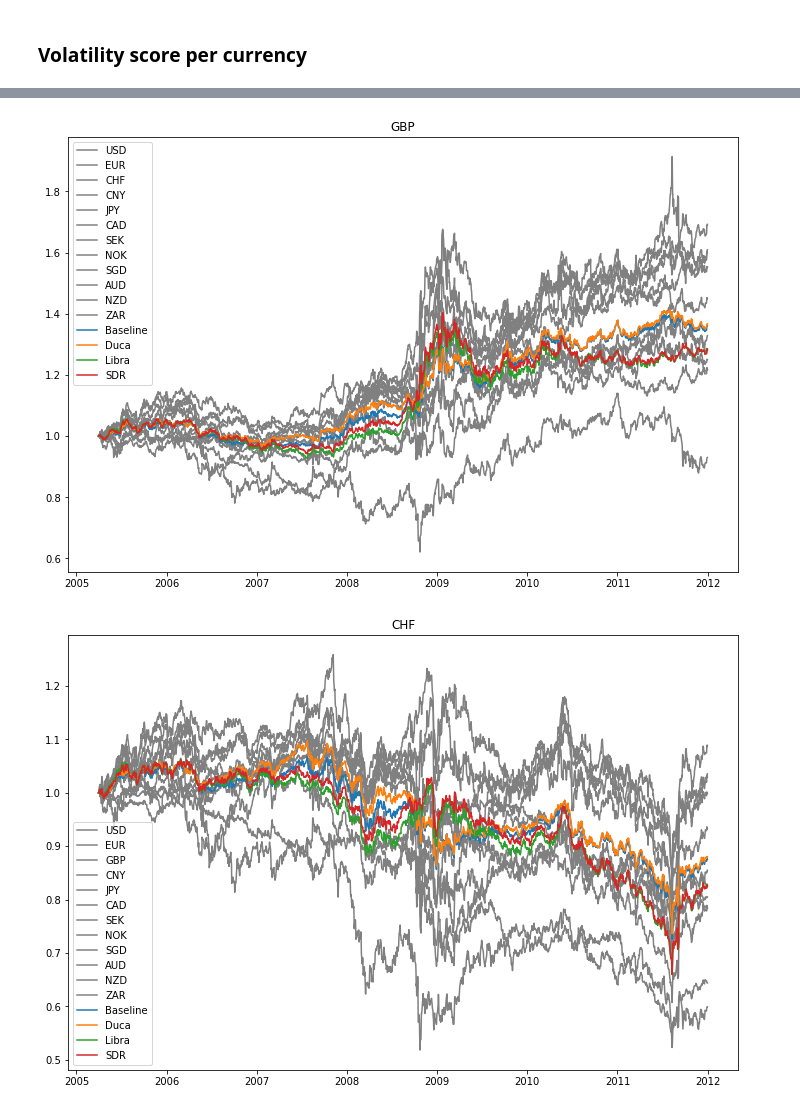
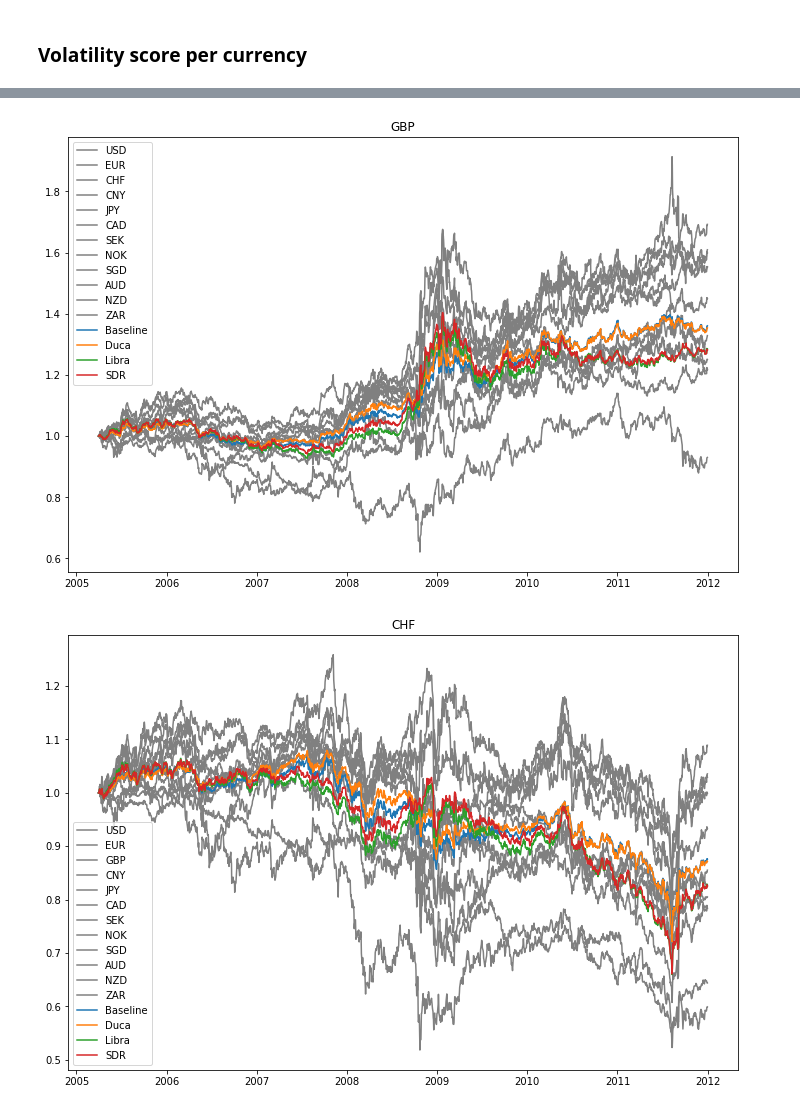
Before and after one commit to DucataDataScience/CurrencyBucket, a Jupyter notebook: BasketOptimalization.ipynb, the cells around one changed output, grey strips where cells are left out. Cells and saved outputs as stored; diff of their text form; code cells hidden in the pictures.

```diff
--- a/BasketOptimalization.ipynb
+++ b/BasketOptimalization.ipynb
@@ -211,7 +112,7 @@ previous_day_by_month = {}
 diff_by_month = defaultdict(dict)
 
 for base_currency, table in exchange_table.items():
-    if base_currency not in p13_currencies:
+    if base_currency not in all_currencies:
         continue
 
     exchange_table[base_currency]["month"] = exchange_table[base_currency].index.map(lambda x: int(x.strftime("%Y%m")))
@@ -221,11 +122,13 @@ for base_currency, table in exchange_table.items():
                                 index=exchange_table[base_currency].index)
     previous_day["month"] = previous_day.index.map(lambda x: int(x.strftime("%Y%m")))
 
-    this_day_by_month[base_currency] = {month: values[p13_currencies] for month, values in this_day.groupby("month")}
-    previous_day_by_month[base_currency] = {month: values[p13_currencies] for month, values in previous_day.groupby("month")}
+    this_day_by_month[base_currency] = {month: values[all_currencies] for month, values in this_day.groupby("month")}
+    previous_day_by_month[base_currency] = {month: values[all_currencies] for month, values in previous_day.groupby("month")}
 
     for month in this_day_by_month[base_currency].keys():
         diff_by_month[base_currency][month] = np.abs((this_day_by_month[base_currency][month] - previous_day_by_month[base_currency][month]) /
                                                       previous_day_by_month[base_currency][month])
 
 months = list(exchange_table["EUR"]["month"].unique())
+
+reference_date_exhange_rate = train[all_currencies].iloc[0]
@@ -529,0 +337,9 @@ Name: 2005-04-01 00:00:00, dtype: float64
+# %%
+# 1. Not balanced - Patrick 13 currency set
+starting_point = np.ones(13)/13
+bounds = [(0,1) for _ in range(len(starting_point))]
+result = minimize(calculate_loss_function_vs_t_minus_one, starting_point, options={"disp": True,
+                                                                                   "maxiter": 100})
+duca_mix_1 = pd.Series(result.x/result.x.sum(), index=reference_date_exhange_rate.loc[p13_currencies].index)
+print(calculate_loss_function_vs_t_minus_one(duca_mix_1))
+duca_mix_1.sort_values(ascending=False)
@@ -530,20 +526,20 @@ Name: 2005-04-01 00:00:00, dtype: float64
 # %%
-duca_mix = result.x
+duca_mix = duca_mix_1
+# duca_mix_1: not balanced - all currencies
+# duca_mix_2: balanced - patrick's 13 currencies
+# duca_mix_3: balanced forward selection
+# duca_mix_4: balanced backward selection
+# duca_mix_5: balanced free-floating only
+# duca_mix_6: balanced free-floating & floating
+currencies = list(duca_mix.index)
 
-def plot_valuta_mix(weights, base_currency, currencies, label):
-    amounts = weights/weights.sum() * reference_date_exhange_rate[p13_currencies]
-    amounts_through_time = amounts * exchange_table[base_currency]
-
-    normalized_amounts_through_time = amounts_through_time.sum(axis=1) / reference_date_exhange_rate[base_currency]
-    plt.plot(normalized_amounts_through_time, label=label)
-
-for base_currency in p13_currencies:
+for base_currency in currencies:
     plot_base_currency(dataset=train, base_currency=base_currency, plot_in_grey=True)
 
-    plot_valuta_mix(np.ones(len(duca_mix))/len(duca_mix), base_currency, p13_currencies, "Baseline")
-    plot_valuta_mix(duca_mix, base_currency, p13_currencies, "Duca")
-    plot_valuta_mix(get_libra_mix(reference_date_exhange_rate), base_currency, p13_currencies, "Libra")
-    plot_valuta_mix(get_sdr_mix(reference_date_exhange_rate), base_currency, p13_currencies, "SDR")
+    plot_valuta_mix(np.ones(len(currencies))/len(currencies), base_currency, currencies, "Baseline")
+    plot_valuta_mix(duca_mix, base_currency, currencies, "Duca")
+    plot_valuta_mix(get_libra_mix(currencies), base_currency, currencies, "Libra")
+    plot_valuta_mix(get_sdr_mix(currencies), base_currency, currencies, "SDR")
 
     plt.legend()
 # %% [output]
@@ -552,2 +548,2 @@ for base_currency in p13_currencies:
-[figure, old version]
+[figure, new version]
-[figure, old version]
+[figure, new version]
```
Also changed, not shown: parts of 27 cells of this notebook, 5 other files.
